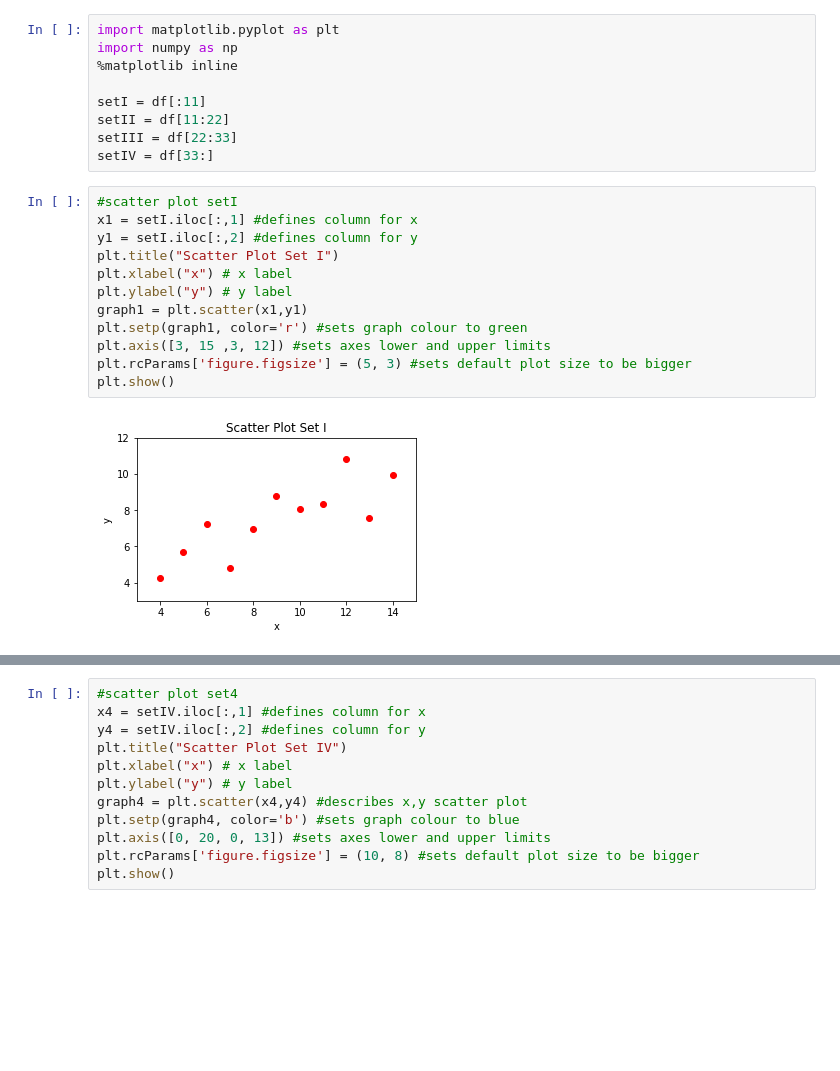
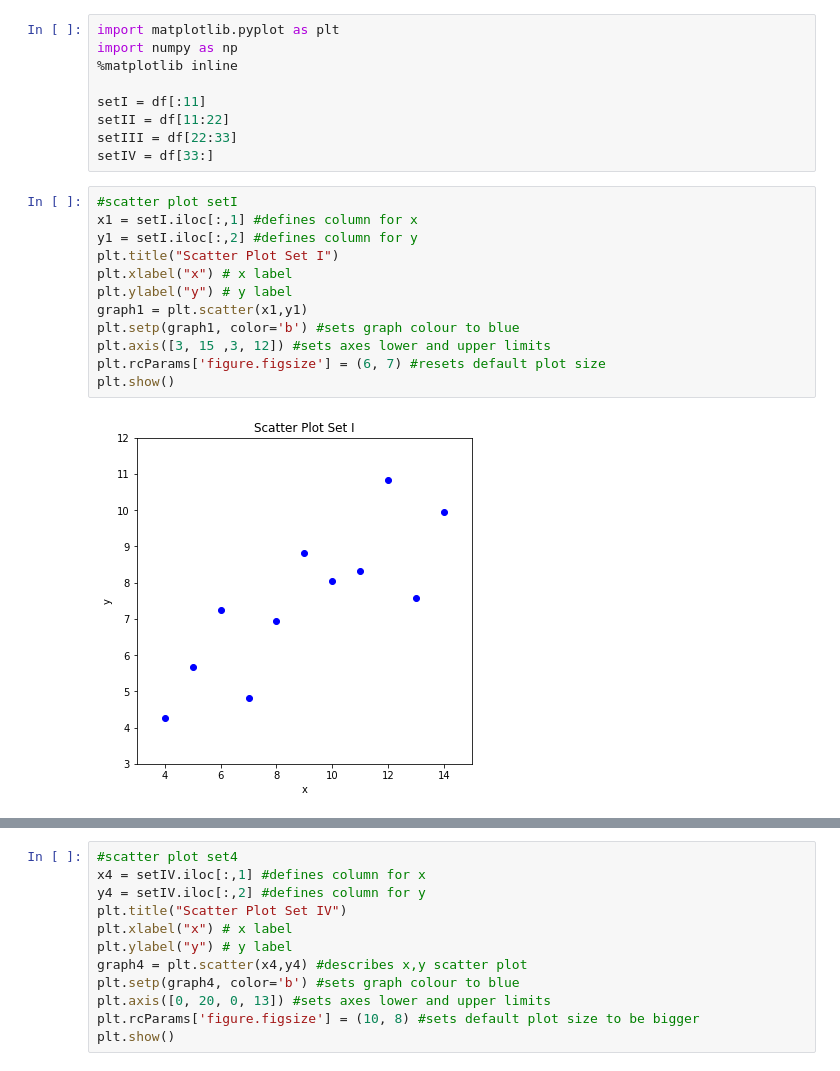
Before and after one commit to JulianConneely/Fundamentals-of-Data-Analysis-Practical-Assignment, a Jupyter notebook: Anscombes quartet dataset.ipynb, the cells around one changed output, grey strips where cells are left out. Cells and saved outputs as stored; diff of their text form; blank space fills up the shorter version.

Commit message:
updated linear plots colour

```diff
--- a/Anscombes quartet dataset.ipynb
+++ b/Anscombes quartet dataset.ipynb
@@ -54,15 +54,15 @@ setIV = df[33:]
 # %%
 #scatter plot setI
 x1 = setI.iloc[:,1] #defines column for x
 y1 = setI.iloc[:,2] #defines column for y
 plt.title("Scatter Plot Set I")
 plt.xlabel("x") # x label
 plt.ylabel("y") # y label
 graph1 = plt.scatter(x1,y1)
-plt.setp(graph1, color='r') #sets graph colour to green
+plt.setp(graph1, color='b') #sets graph colour to blue
 plt.axis([3, 15 ,3, 12]) #sets axes lower and upper limits
-plt.rcParams['figure.figsize'] = (5, 3) #sets default plot size to be bigger
+plt.rcParams['figure.figsize'] = (6, 7) #resets default plot size
 plt.show()
 # %% [output]
-[figure, old version]
+[figure, new version]
 # %%
```
Also changed, not shown: parts of 5 cells of this notebook.
